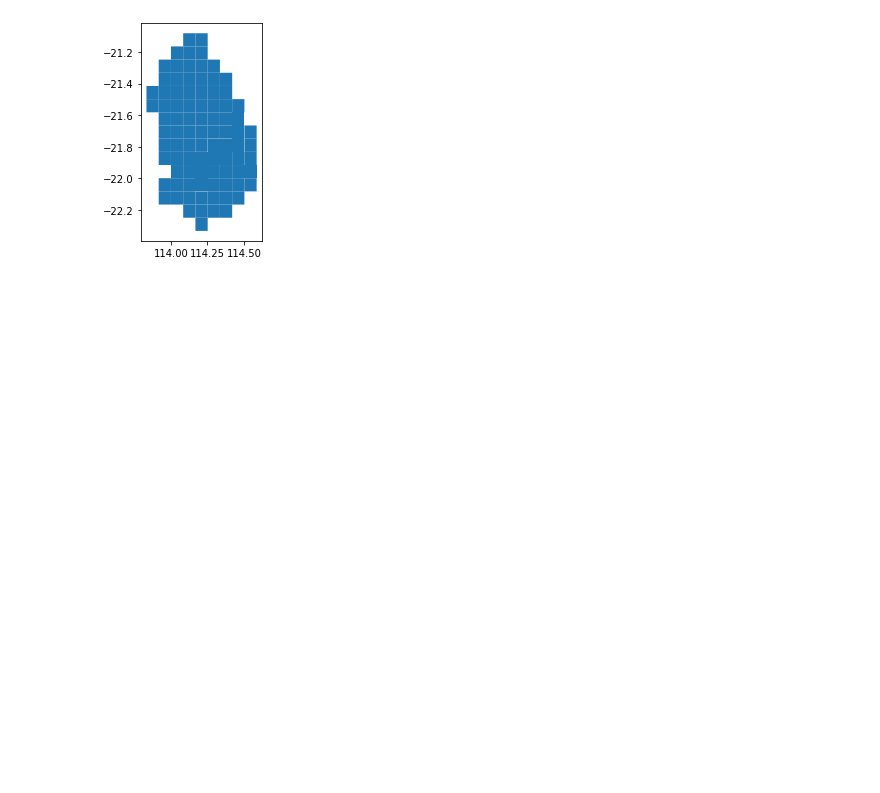
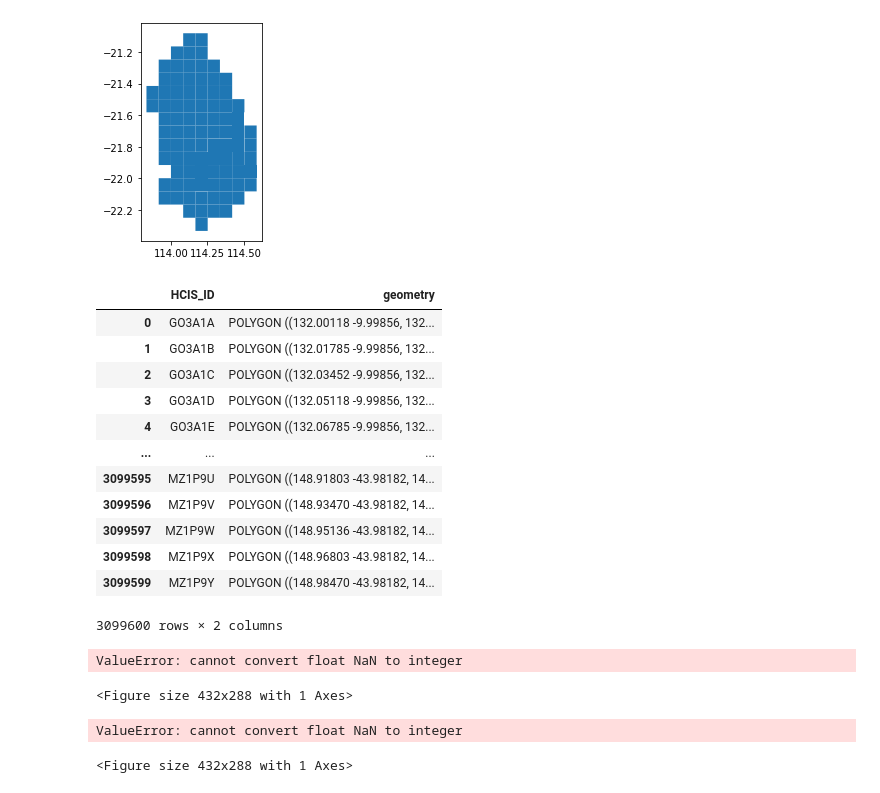
Before and after one commit to navnith-reddy/poly2hcis, a Jupyter notebook: poly2hcis.ipynb, the cells around one changed output. Drawn from its saved outputs; the diff is of its cells as text; code cells hidden in the pictures; blank space fills up the shorter version.

Commit message:
added level 0 functions, more RAM required to execute them

```diff
--- a/poly2hcis.ipynb
+++ b/poly2hcis.ipynb
@@ -43,0 +46,35 @@ AR8H3,AR8H6,AR8H8,AR8H9,AR8L2,AR8L3,AR8L6,AR8L9,AR8P3,AR8P6,AR9A5,AR9A6,AR9A7,AR
+# %%
+l0 = gpd.read_file("ASMG/ExtASMG_2012_GDA94_L0.shp")
+l0.rename(columns={'HCI_Level0':'HCIS_ID'}, inplace=True)
+l0.drop(columns=['HCI_Level1', 'HCI_Level2', 'HCI_Level3', 'HCI_Level4'], inplace=True)
+l0
+# %% [output]
+|  | HCIS_ID | geometry |
+| 0 | GO3A1A | POLYGON ((132.00118 -9.99856, 132... |
+| 1 | GO3A1B | POLYGON ((132.01785 -9.99856, 132... |
+| 2 | GO3A1C | POLYGON ((132.03452 -9.99856, 132... |
+| 3 | GO3A1D | POLYGON ((132.05118 -9.99856, 132... |
+| 4 | GO3A1E | POLYGON ((132.06785 -9.99856, 132... |
+| ... | ... | ... |
+| 3099595 | MZ1P9U | POLYGON ((148.91803 -43.98182, 14... |
+| 3099596 | MZ1P9V | POLYGON ((148.93470 -43.98182, 14... |
+| 3099597 | MZ1P9W | POLYGON ((148.95136 -43.98182, 14... |
+| 3099598 | MZ1P9X | POLYGON ((148.96803 -43.98182, 14... |
+| 3099599 | MZ1P9Y | POLYGON ((148.98470 -43.98182, 14... |
+3099600 rows × 2 columns
+# %%
+l0Inband = HCIS.poly2level(l0, inBand)
+#l0Inband.plot()
+mylist = l0Inband['HCIS_ID'].to_list()
+print(','.join(mylist))
+# %% [output]
+ValueError: cannot convert float NaN to integer
+<Figure size 432x288 with 1 Axes>
+# %%
+l0Oob = HCIS.poly2level(l0, oob)
+l0Oob.plot()
+mylist =l0Oob['HCIS_ID'].to_list()
+print(','.join(mylist))
+# %% [output]
+ValueError: cannot convert float NaN to integer
+<Figure size 432x288 with 1 Axes>
```
Also changed, not shown: parts of 1 cell of this notebook, 2 other files.
